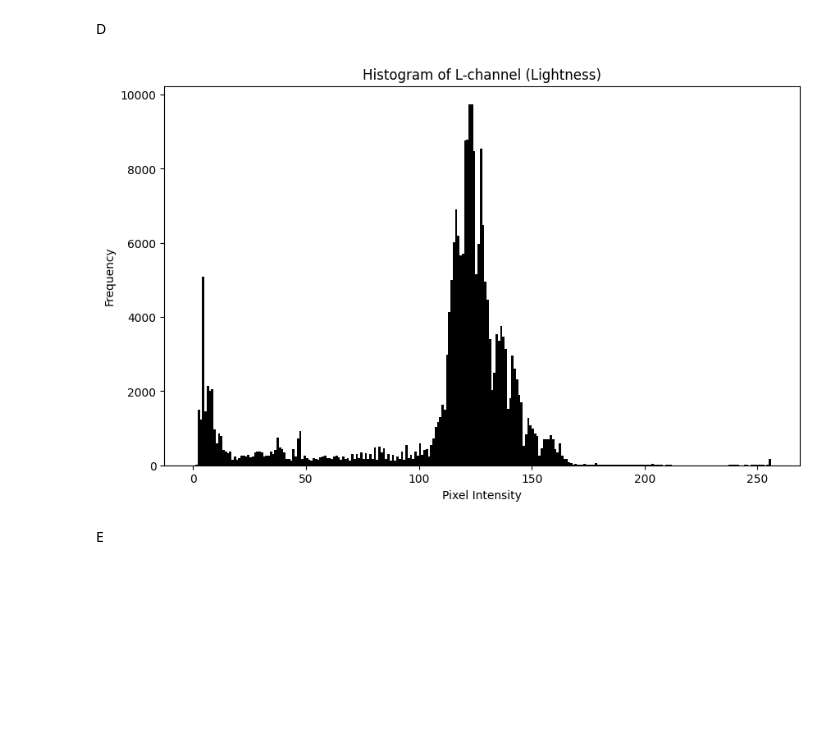
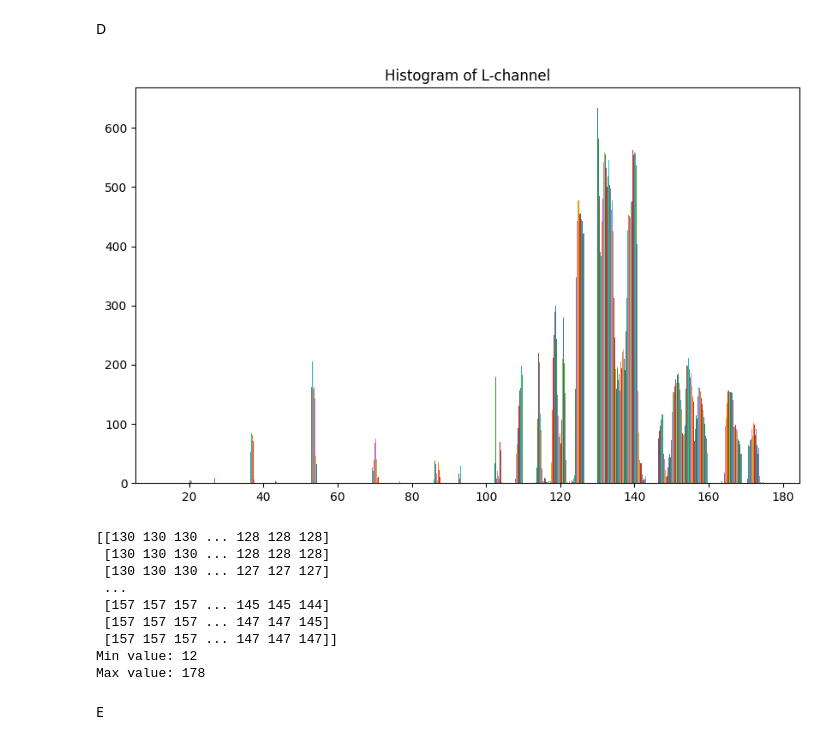
Before and after one commit to Keetasin/Robomaster_Challenge, a Jupyter notebook: mew/Lab04.ipynb, the cells around one changed output. Saved outputs shown, nothing was run; the diff lists cells and outputs as text; code cells hidden in the pictures; blank space fills up the shorter version.

```diff
--- a/mew/Lab04.ipynb
+++ b/mew/Lab04.ipynb
@@ -67,29 +57,27 @@ cv2.imwrite('L_channel_image.png', l_channel)
 True
 # %% [markdown]
 D
-# %%
-import cv2
-import matplotlib.pyplot as plt
-
-# Load the RGB image
-image = cv2.imread('image720p.png')
-
-# Convert the image from BGR (OpenCV default) to RGB
-image_rgb = cv2.cvtColor(image, cv2.COLOR_BGR2RGB)
-
-# Convert the RGB image to HLS (Hue, Lightness, Saturation) color space
-hls_image = cv2.cvtColor(image_rgb, cv2.COLOR_RGB2HLS)
-
-# Extract the L-channel (Lightness)
-l_channel = hls_image[:, :, 1]
-
-plt.figure(figsize=(10, 6))
-plt.hist(l_channel.ravel(), bins=256, range=[0, 256], color='black')
-plt.title('Histogram of L-channel (Lightness)')
-plt.xlabel('Pixel Intensity')
-plt.ylabel('Frequency')
-plt.show()
-# %% [output]
-[figure, removed]
+# %%
+import matplotlib.pyplot as plt
+
+plt.figure(figsize=(10, 6))
+plt.hist(l_channel)
+plt.title('Histogram of L-channel')
+plt.show()
+
+print(l_channel)
+print(f"Min value: {l_channel.min()}")
+print(f"Max value: {l_channel.max()}")
+# %% [output]
+[figure, added]
+[[130 130 130 ... 128 128 128]
+ [130 130 130 ... 128 128 128]
+ [130 130 130 ... 127 127 127]
+ ...
+ [157 157 157 ... 145 145 144]
+ [157 157 157 ... 147 147 145]
+ [157 157 157 ... 147 147 147]]
+Min value: 12
+Max value: 178
 # %% [markdown]
 E
```
Also changed, not shown: parts of 14 cells of this notebook.
